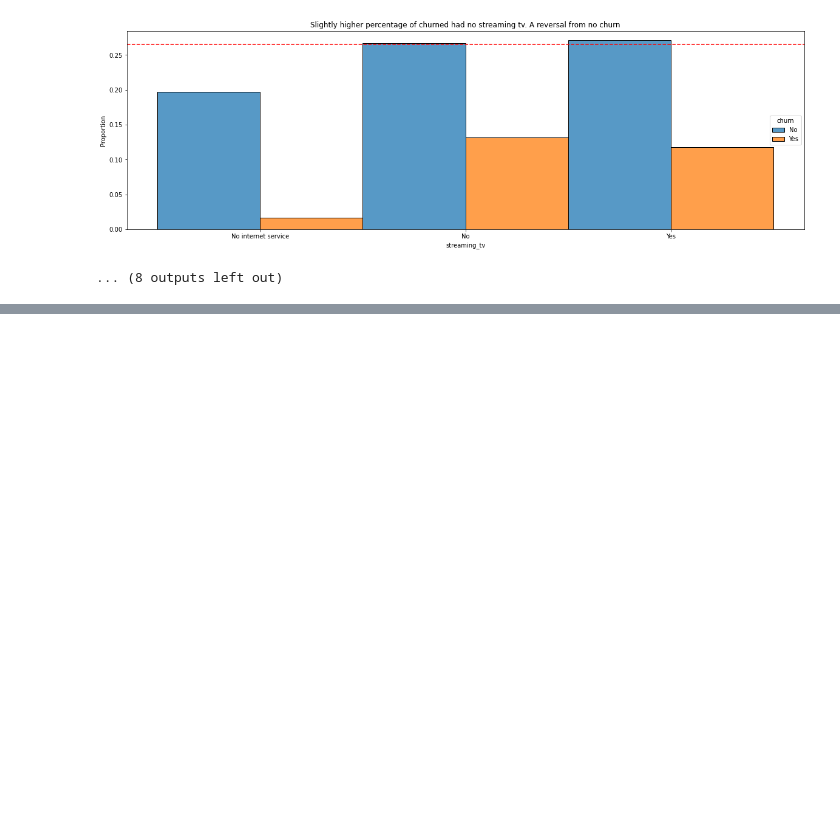
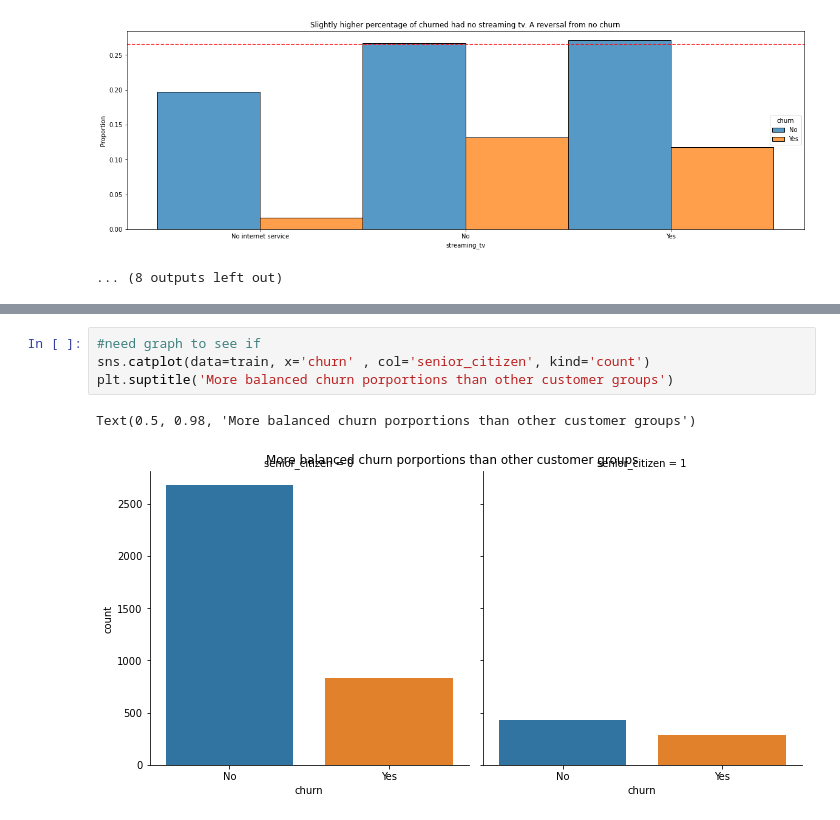
Before and after one commit to joshua-shorterivey/classification_project, a Jupyter notebook: working_notebook.ipynb, the cells around one changed output, grey strips where cells are left out. Drawn from its saved outputs; the diff is of its cells as text; blank space fills up the shorter version.

```diff
--- a/working_notebook.ipynb
+++ b/working_notebook.ipynb
@@ -353,0 +354,7 @@ for col in bivariate_b:
+# %%
+#need graph to see if
+sns.catplot(data=train, x='churn' , col='senior_citizen', kind='count')
+plt.suptitle('More balanced churn porportions than other customer groups')
+# %% [output]
+Text(0.5, 0.98, 'More balanced churn porportions than other customer groups')
+[figure, added]
```
Also changed, not shown: parts of 78 cells of this notebook, 2 other files.
